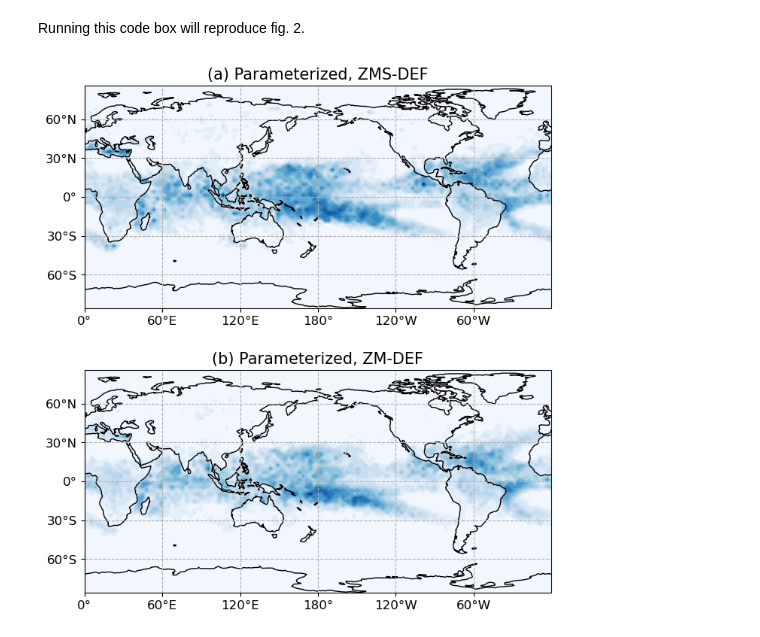
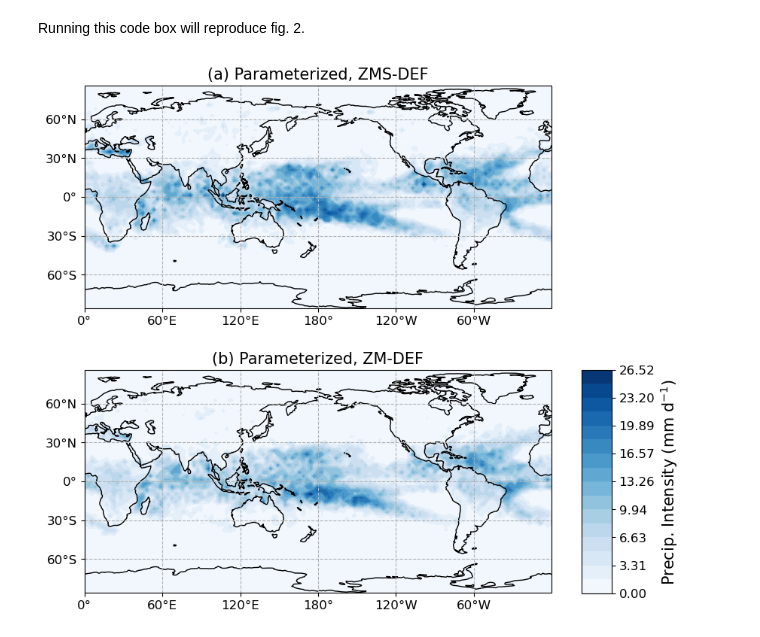
Before and after one commit to ageorgemorgan/epe-analysis, a Jupyter notebook: fig2_zmsdef_vs_zmdef.ipynb, the cells around one changed output. Cells and saved outputs as stored; diff of their text form; code cells hidden in the pictures.

Commit message:
small changes to figures

```diff
--- a/fig2_zmsdef_vs_zmdef.ipynb
+++ b/fig2_zmsdef_vs_zmdef.ipynb
@@ -130,37 +130,37 @@ for (ax, da, label) in zip((ax1, ax2), da_list, label_list):
     field_vals, lon_plt, lat_plt = process_for_map(da)
 
     co = ax.contourf(
                 lon_plt,
                 lat_plt,
                 field_vals,
                 transform = ccrs.PlateCarree(),
                 levels = my_levels,
                 cmap = "Blues",
                 vmin = vmin,
                 vmax = vmax,
     )
 
     # Create title
     ax.set_title(label, fontsize = TITLE_FONT_SIZE)
 
     # Clip the poles
     ax.set_extent(my_bbox, crs=ccrs.PlateCarree())
 
     # Make the colorbar on the final plot
-    if label == "Parameterized, ZM-DEF":
+    if label == "(b) Parameterized, ZM-DEF":
         cbar_ax = fig.add_axes([0.95, 0.12, 0.05, 0.33])
         cbar = plt.colorbar(co, cax = cbar_ax)
         cbar.ax.tick_params(labelsize = TICK_FONT_SIZE)
         cbar.set_label(r"Precip. Intensity (mm $\mathrm{d}^{-1}$)", fontsize = TITLE_FONT_SIZE)
         cbar.mappable.set_clim(vmin, vmax)
 
 # Uncomment to save the figure.
-# plt.savefig(
-#     "images/" + "ZMS-vs-ZM-param-compare",
-#     dpi = 600,
-#     bbox_inches = "tight",
-# )
+plt.savefig(
+    "images/" + "ZMS-vs-ZM-param-compare",
+    dpi = 600,
+    bbox_inches = "tight",
+)
 
 plt.show()
 # %% [output]
-[figure, old version]
+[figure, new version]
```
Also changed, not shown: 2 other files.
